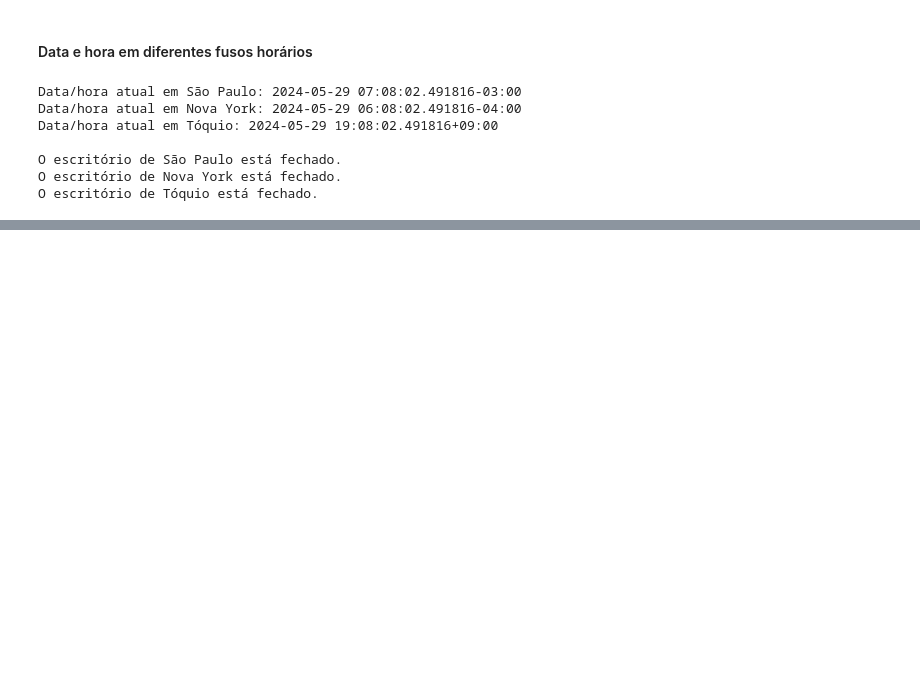
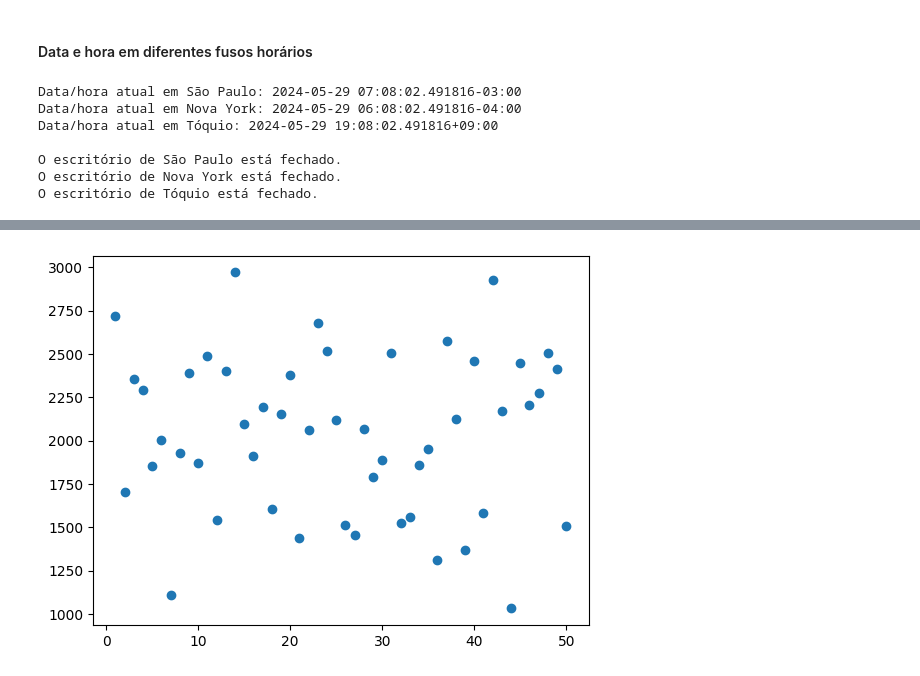
Before and after one commit to WalexLima/Python_Hashtag, a Jupyter notebook: 08-Biblioteca_py/datetime/exercícios.ipynb, the cells around one changed output, grey strips where cells are left out. Saved outputs shown, nothing was run; the diff lists cells and outputs as text; code cells hidden in the pictures; blank space fills up the shorter version.

```diff
--- a/08-Biblioteca_py/datetime/exercícios.ipynb
+++ b/08-Biblioteca_py/datetime/exercícios.ipynb
@@ -52,0 +105,5 @@ O escritório de Tóquio está fechado.
+# %%
+plt.scatter(meses, vendas)
+plt.show()
+# %% [output]
+[figure, added]
```
Also changed, not shown: parts of 7 cells of this notebook.
